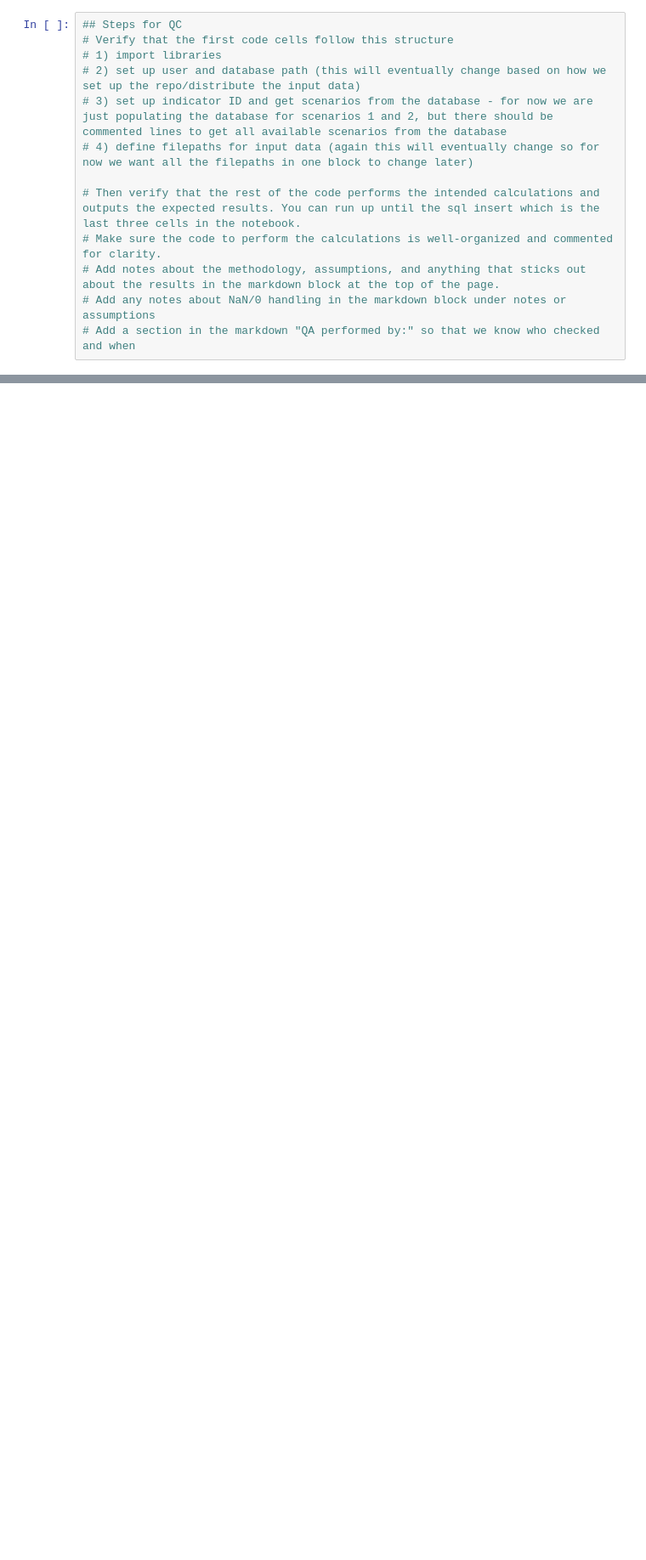
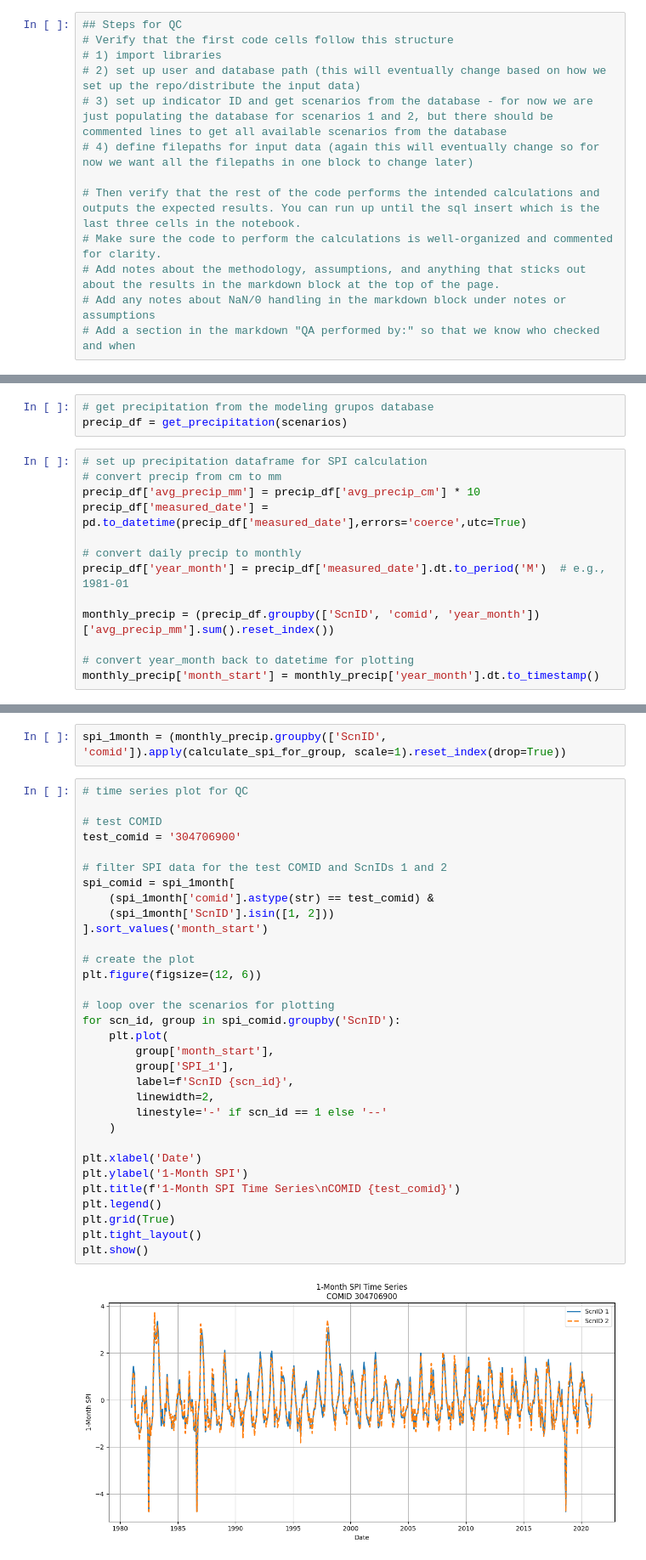
Before and after one commit to RTIInternational/iki-risk-assessment, a Jupyter notebook: Indicadores/Peligro/P1.ipynb, the cells around one changed output, grey strips where cells are left out. Shown at 85% size. Drawn from its saved outputs; the diff is of its cells as text; blank space fills up the shorter version.

```diff
--- a/Indicadores/Peligro/P1.ipynb
+++ b/Indicadores/Peligro/P1.ipynb
@@ -192,0 +139,16 @@ gdf_with_filled_return_periods
+# %%
+# get precipitation from the modeling grupos database
+precip_df = get_precipitation(scenarios)
+# %%
+# set up precipitation dataframe for SPI calculation
+# convert precip from cm to mm
+precip_df['avg_precip_mm'] = precip_df['avg_precip_cm'] * 10
+precip_df['measured_date'] = pd.to_datetime(precip_df['measured_date'],errors='coerce',utc=True)
+
+# convert daily precip to monthly
+precip_df['year_month'] = precip_df['measured_date'].dt.to_period('M')  # e.g., 1981-01
+
+monthly_precip = (precip_df.groupby(['ScnID', 'comid', 'year_month'])['avg_precip_mm'].sum().reset_index())
+
+# convert year_month back to datetime for plotting
+monthly_precip['month_start'] = monthly_precip['year_month'].dt.to_timestamp()
@@ -192,0 +182,36 @@ gdf_with_filled_return_periods
+# %%
+spi_1month = (monthly_precip.groupby(['ScnID', 'comid']).apply(calculate_spi_for_group, scale=1).reset_index(drop=True))
+# %%
+# time series plot for QC
+
+# test COMID
+test_comid = '304706900'
+
+# filter SPI data for the test COMID and ScnIDs 1 and 2
+spi_comid = spi_1month[
+    (spi_1month['comid'].astype(str) == test_comid) &
+    (spi_1month['ScnID'].isin([1, 2]))
+].sort_values('month_start')
+
+# create the plot
+plt.figure(figsize=(12, 6))
+
+# loop over the scenarios for plotting
+for scn_id, group in spi_comid.groupby('ScnID'):
+    plt.plot(
+        group['month_start'],
+        group['SPI_1'],
+        label=f'ScnID {scn_id}',
+        linewidth=2,
+        linestyle='-' if scn_id == 1 else '--'
+    )
+
+plt.xlabel('Date')
+plt.ylabel('1-Month SPI')
+plt.title(f'1-Month SPI Time Series\nCOMID {test_comid}')
+plt.legend()
+plt.grid(True)
+plt.tight_layout()
+plt.show()
+# %% [output]
+[figure, added]
```
Also changed, not shown: parts of 29 cells of this notebook, 2 other files.
